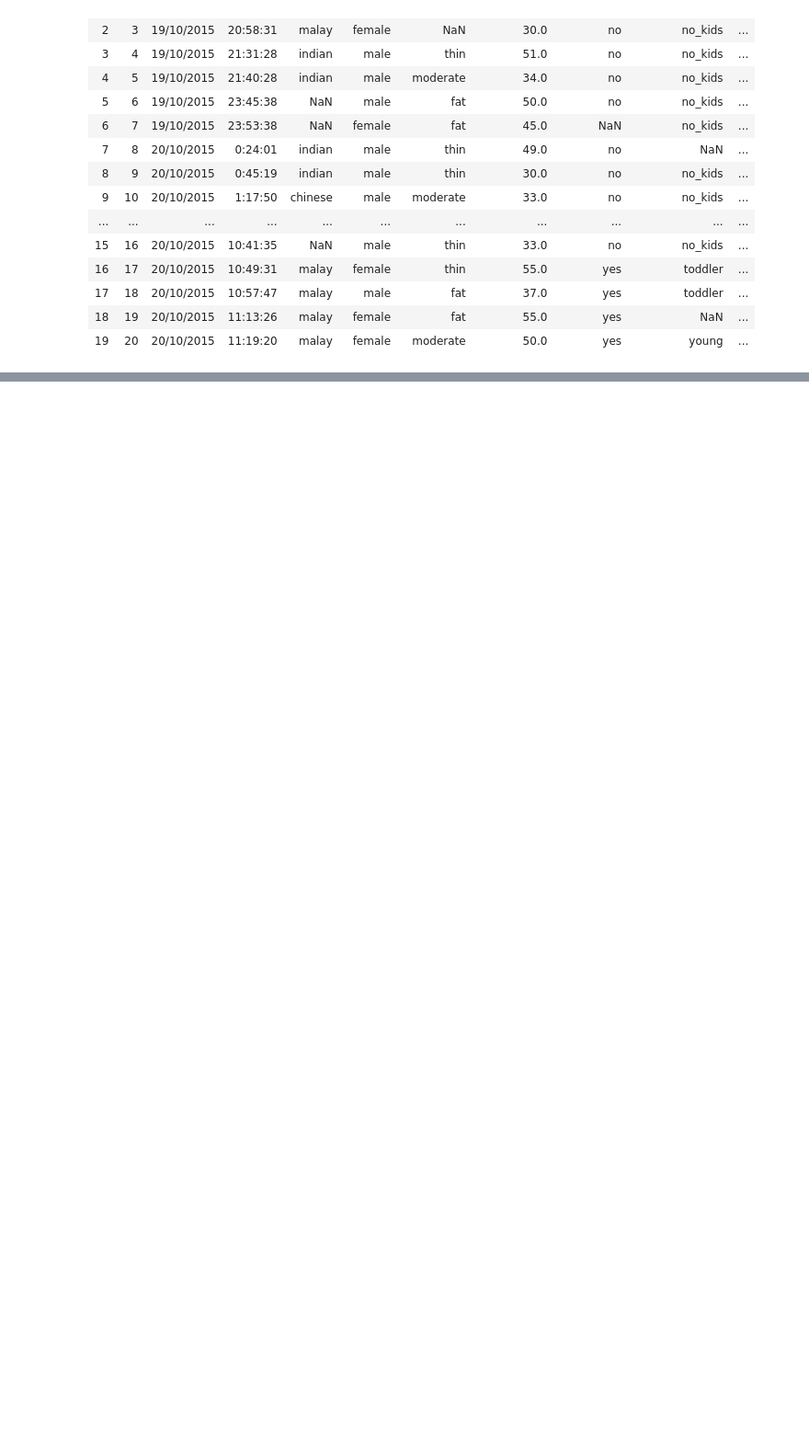
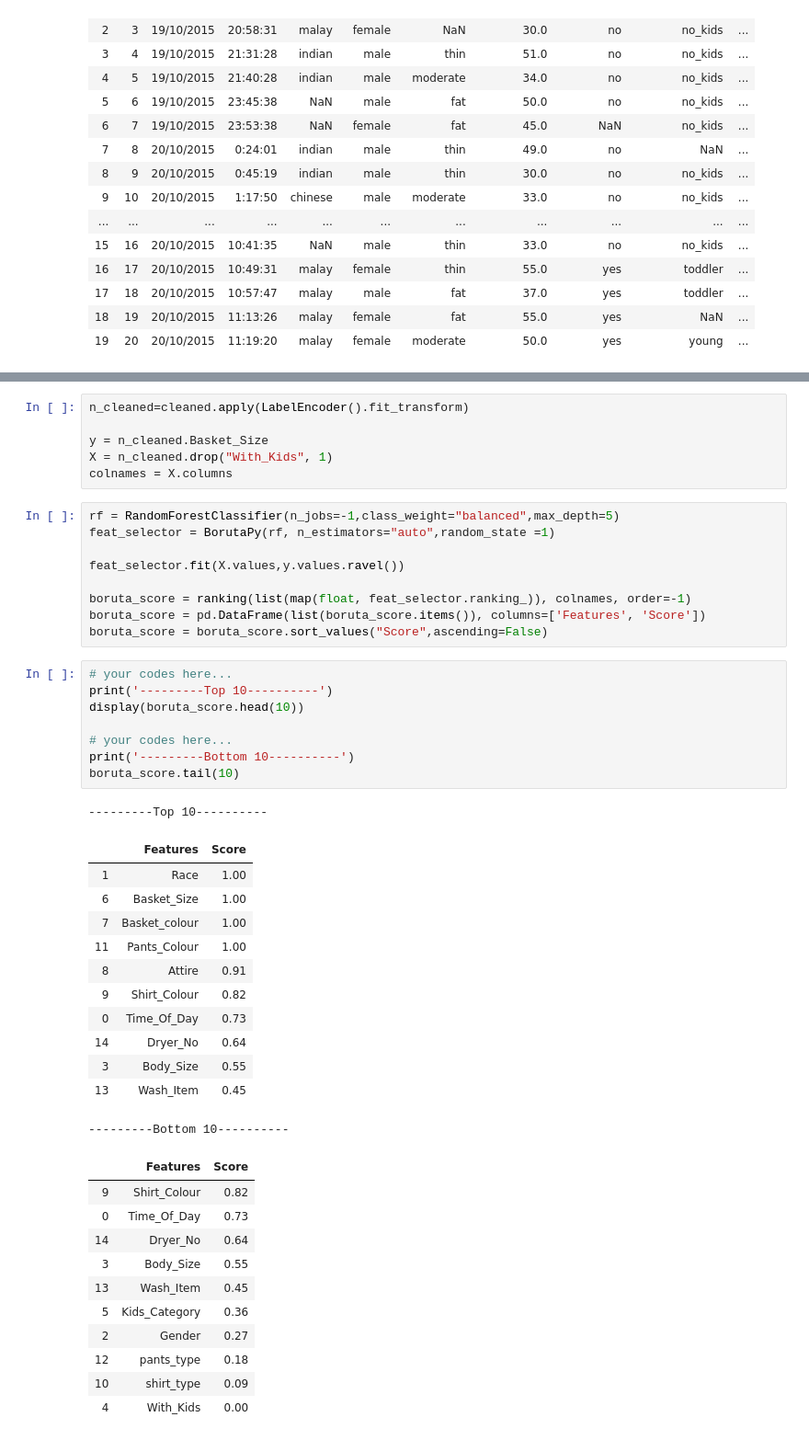
Before and after one commit to CRJoshuaa/Data-Mining-Project, a Jupyter notebook: Project_Amiera.ipynb, the cells around one changed output, grey strips where cells are left out. Shown: that part at 92% size. Drawn from its saved outputs; the diff is of its cells as text; blank space fills up the shorter version.

```diff
--- a/Project_Amiera.ipynb
+++ b/Project_Amiera.ipynb
@@ -413,0 +391,48 @@ y = dfle1['Kids_Category']
+# %%
+n_cleaned=cleaned.apply(LabelEncoder().fit_transform)
+
+y = n_cleaned.Basket_Size
+X = n_cleaned.drop("With_Kids", 1)
+colnames = X.columns
+# %%
+rf = RandomForestClassifier(n_jobs=-1,class_weight="balanced",max_depth=5)
+feat_selector = BorutaPy(rf, n_estimators="auto",random_state =1)
+
+feat_selector.fit(X.values,y.values.ravel())
+
+boruta_score = ranking(list(map(float, feat_selector.ranking_)), colnames, order=-1)
+boruta_score = pd.DataFrame(list(boruta_score.items()), columns=['Features', 'Score'])
+boruta_score = boruta_score.sort_values("Score",ascending=False)
+# %%
+# your codes here...
+print('---------Top 10----------')
+display(boruta_score.head(10))
+
+# your codes here...
+print('---------Bottom 10----------')
+boruta_score.tail(10)
+# %% [output]
+---------Top 10----------
+|  | Features | Score |
+| 1 | Race | 1.00 |
+| 6 | Basket_Size | 1.00 |
+| 7 | Basket_colour | 1.00 |
+| 11 | Pants_Colour | 1.00 |
+| 8 | Attire | 0.91 |
+| 9 | Shirt_Colour | 0.82 |
+| 0 | Time_Of_Day | 0.73 |
+| 14 | Dryer_No | 0.64 |
+| 3 | Body_Size | 0.55 |
+| 13 | Wash_Item | 0.45 |
+---------Bottom 10----------
+|  | Features | Score |
+| 9 | Shirt_Colour | 0.82 |
+| 0 | Time_Of_Day | 0.73 |
+| 14 | Dryer_No | 0.64 |
+| 3 | Body_Size | 0.55 |
+| 13 | Wash_Item | 0.45 |
+| 5 | Kids_Category | 0.36 |
+| 2 | Gender | 0.27 |
+| 12 | pants_type | 0.18 |
+| 10 | shirt_type | 0.09 |
+| 4 | With_Kids | 0.00 |
```
Also changed, not shown: parts of 27 cells of this notebook.
